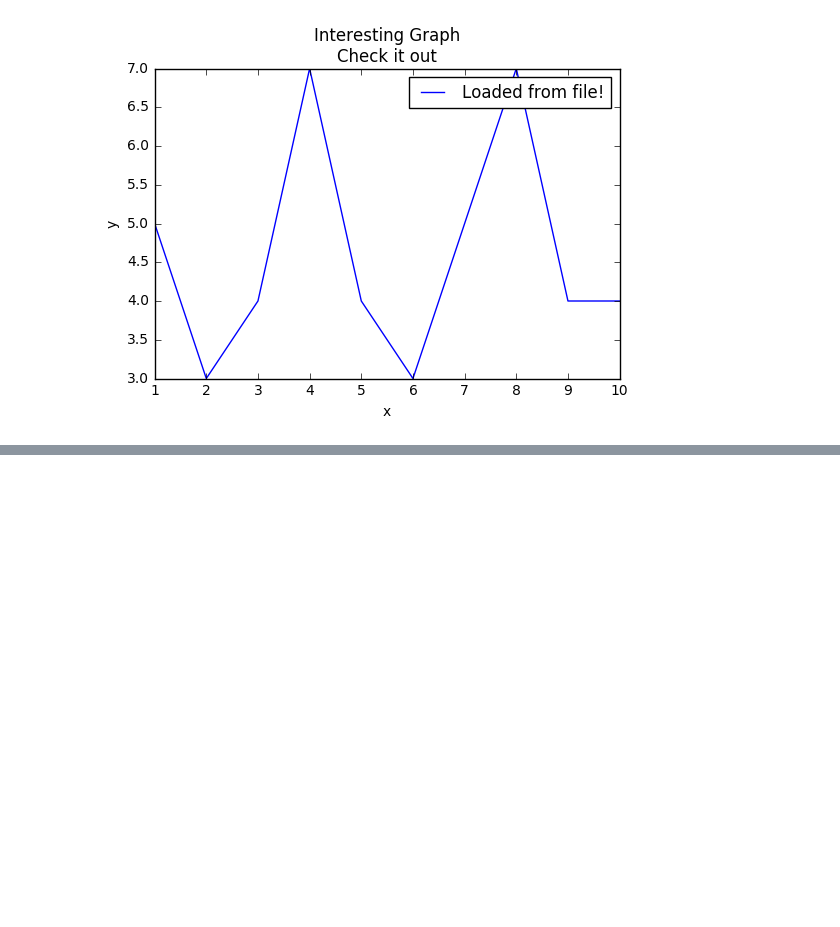
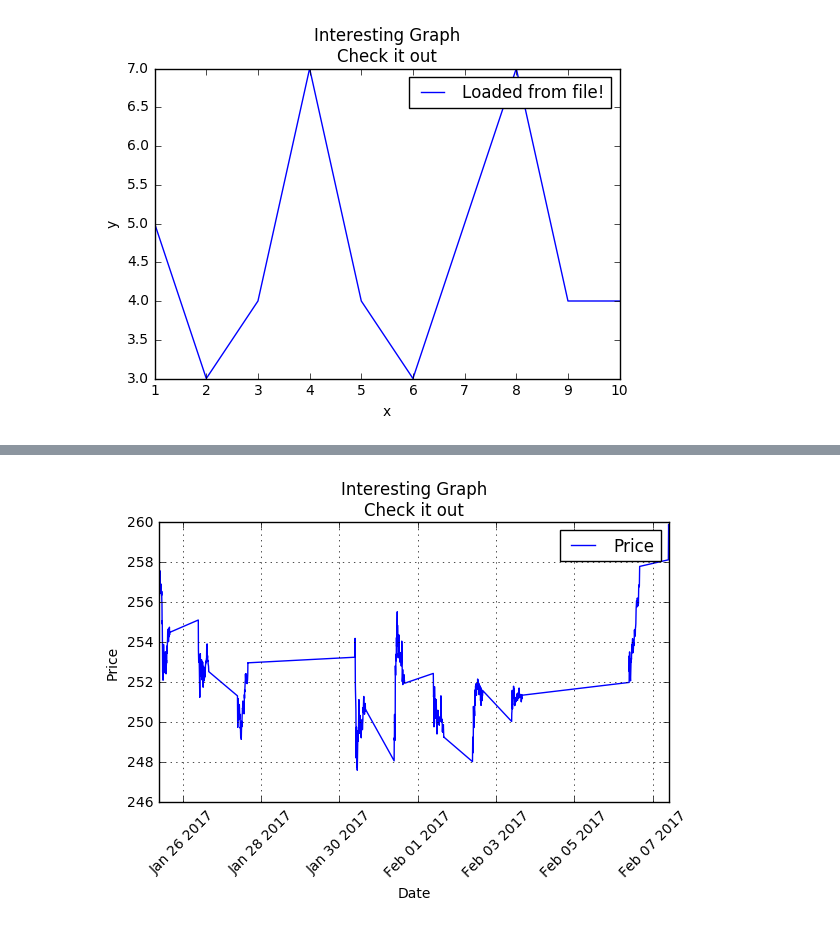
Before and after one commit to faameem/machine-learning, a Jupyter notebook: machine-learning-mastery/machine-learning-mastery-with-python-mini-course/02-get-around-in-python-numpy-matplotlib-and-pandas/matplotlib/python-programming-net/01-matplotlib.ipynb, the cells around one changed output, grey strips where cells are left out. Saved outputs shown, nothing was run; the diff lists cells and outputs as text; code cells hidden in the pictures; blank space fills up the shorter version.

```diff
--- a/machine-learning-mastery/machine-learning-mastery-with-python-mini-course/02-get-around-in-python-numpy-matplotlib-and-pandas/matplotlib/python-programming-net/01-matplotlib.ipynb
+++ b/machine-learning-mastery/machine-learning-mastery-with-python-mini-course/02-get-around-in-python-numpy-matplotlib-and-pandas/matplotlib/python-programming-net/01-matplotlib.ipynb
@@ -128,0 +207,44 @@ plt.show()
+# %%
+# Unix Time
+# With the Yahoo Finance API, you will notice that if you use large time frames, like 1y for one year,
+# you will get those date stamps we've been working with, but, if you use something like 10d for 10 days,
+# you will instead get timestamps that are unix time.
+# Unix time is the number of seconds after Jan 1st 1970, and it represents a normalized method for time
+# across programs.
+import matplotlib.pyplot as plt
+import numpy as np
+import urllib
+import datetime as dt
+import matplotlib.dates as mdates
+from matplotlib.dates import bytespdate2num
+
+def graph_data(stock):
+    fig = plt.figure()
+    ax1 = plt.subplot2grid((1,1), (0,0))
+    stock_price_url = 'http://chartapi.finance.yahoo.com/instrument/1.0/'+stock+'/chartdata;type=quote;range=10d/csv'
+    source_code = urllib.request.urlopen(stock_price_url).read().decode()
+    stock_data = []
+    split_source = source_code.split('\n')
+    for line in split_source:
+        split_line = line.split(',')
+        if len(split_line) == 6:
+            if 'values' not in line and 'labels' not in line:
+                stock_data.append(line)
+    date, closep, highp, lowp, openp, volume = np.loadtxt(stock_data,
+                                                          delimiter=',',
+                                                          unpack=True)
+    dateconv = np.vectorize(dt.datetime.fromtimestamp)
+    date = dateconv(date)
+    ax1.plot_date(date, closep,'-', label='Price')
+    for label in ax1.xaxis.get_ticklabels():
+        label.set_rotation(45)
+    ax1.grid(True)#, color='g', linestyle='-', linewidth=5)
+    plt.xlabel('Date')
+    plt.ylabel('Price')
+    plt.title('Interesting Graph\nCheck it out')
+    plt.legend()
+    plt.subplots_adjust(left=0.09, bottom=0.20, right=0.94, top=0.90, wspace=0.2, hspace=0)
+    plt.show()
+graph_data('TSLA')
+# %% [output]
+[figure, added]
```
Also changed, not shown: parts of 4 cells of this notebook, 1 other file.
